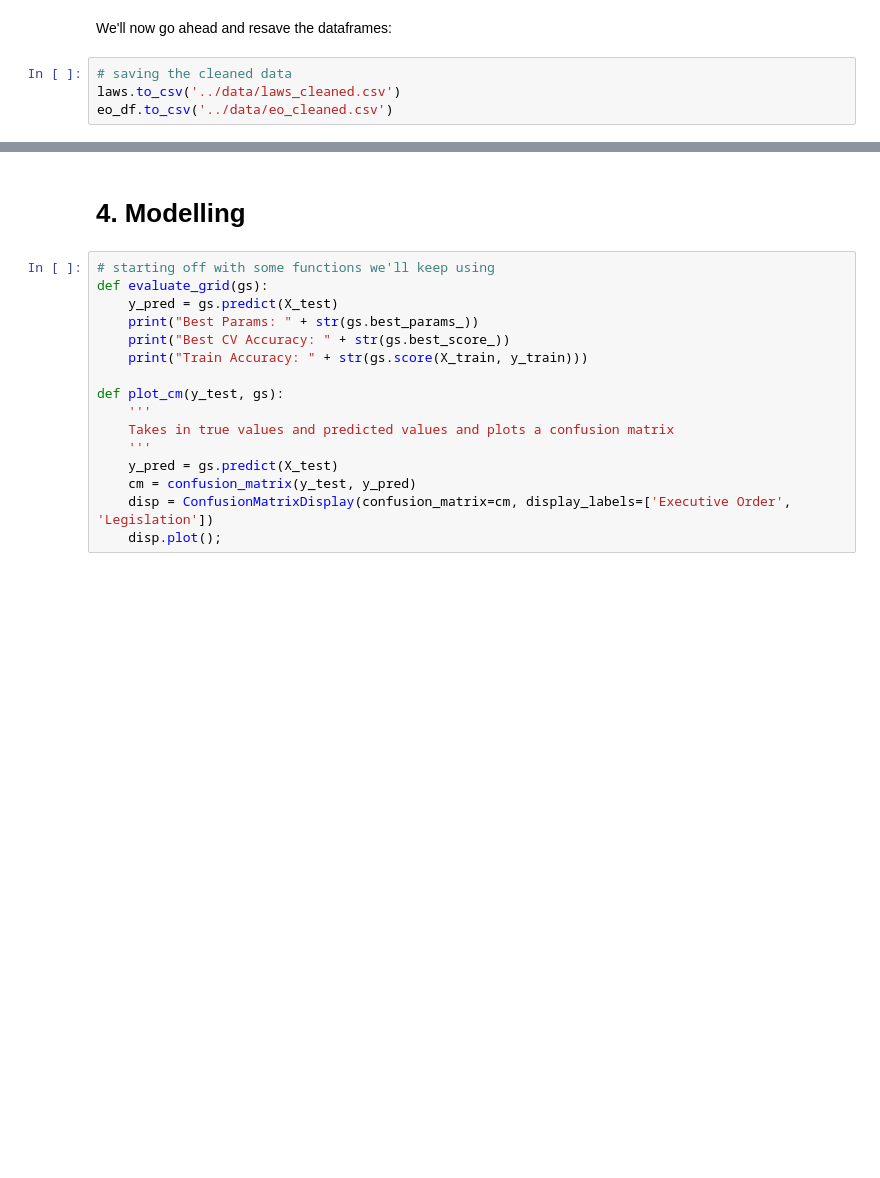
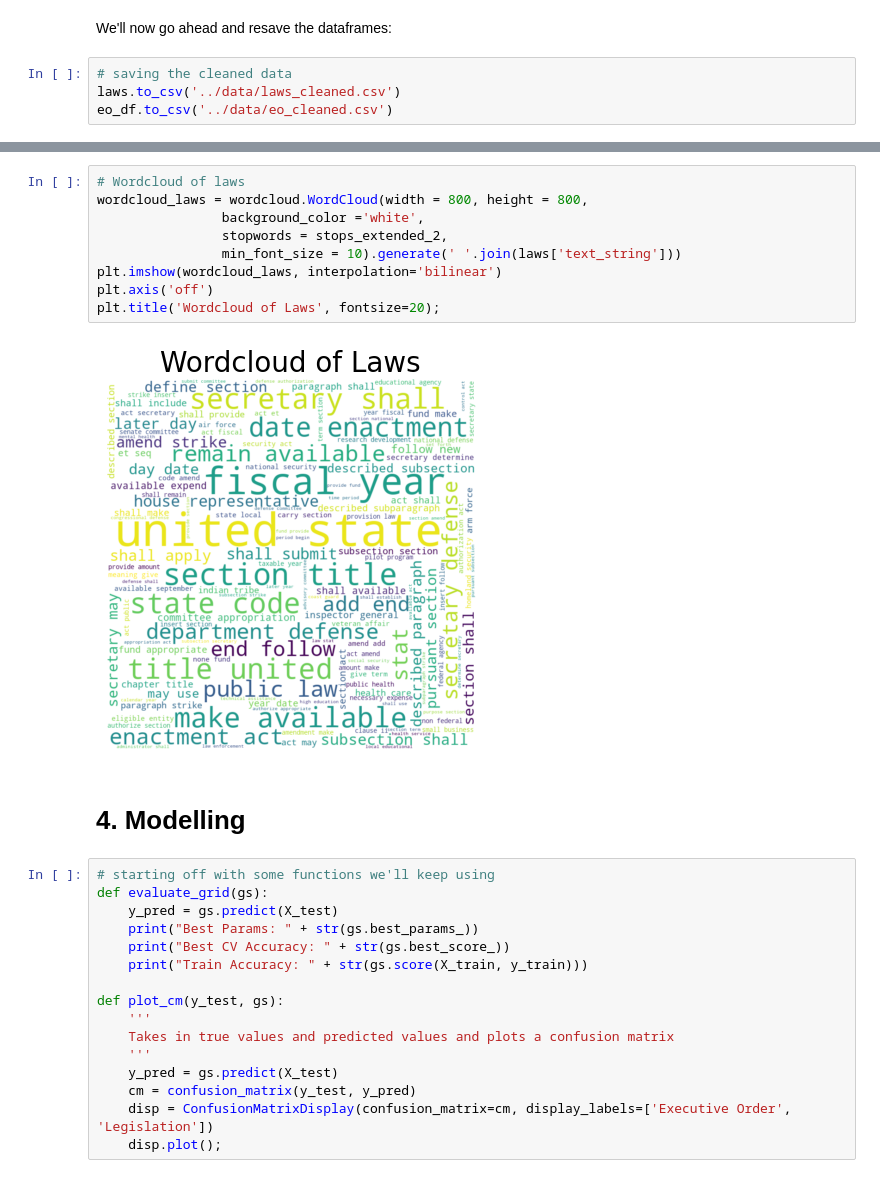
Before and after one commit to natehiatt/unitary_executive_project, a Jupyter notebook: notebooks/text_cleaning.ipynb, the cells around one changed output, grey strips where cells are left out. Drawn from its saved outputs; the diff is of its cells as text; blank space fills up the shorter version.

```diff
--- a/notebooks/text_cleaning.ipynb
+++ b/notebooks/text_cleaning.ipynb
@@ -604,3 +619,14 @@ eo_df.to_csv('../data/eo_cleaned.csv')
+# %%
+# Wordcloud of laws
+wordcloud_laws = wordcloud.WordCloud(width = 800, height = 800,
+                background_color ='white',
+                stopwords = stops_extended_2,
+                min_font_size = 10).generate(' '.join(laws['text_string']))
+plt.imshow(wordcloud_laws, interpolation='bilinear')
+plt.axis('off')
+plt.title('Wordcloud of Laws', fontsize=20);
+# %% [output]
+[figure, added]
 # %% [markdown]
 # 4. Modelling
 # %%
```
Also changed, not shown: parts of 21 cells of this notebook, 3 other files.
